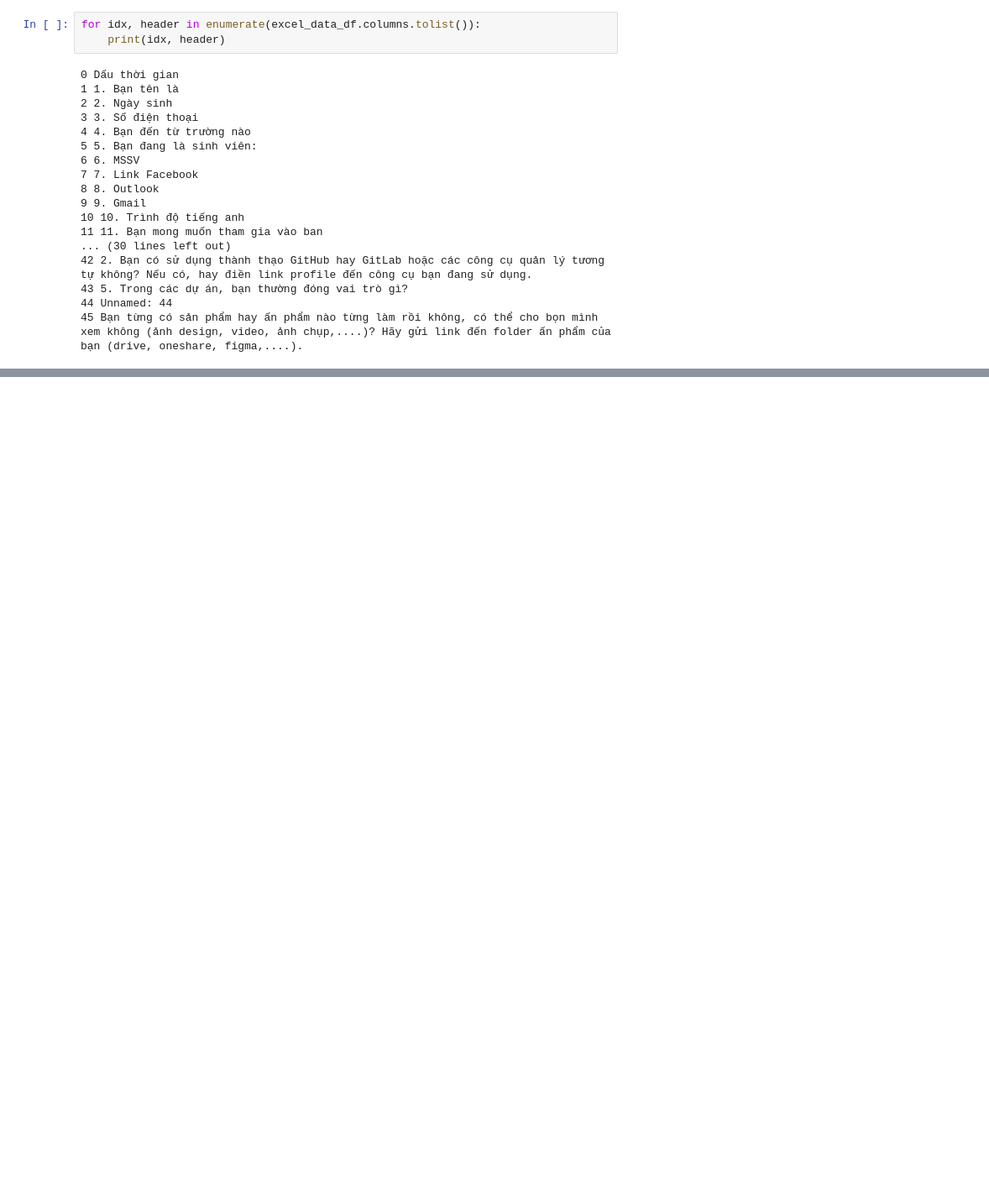
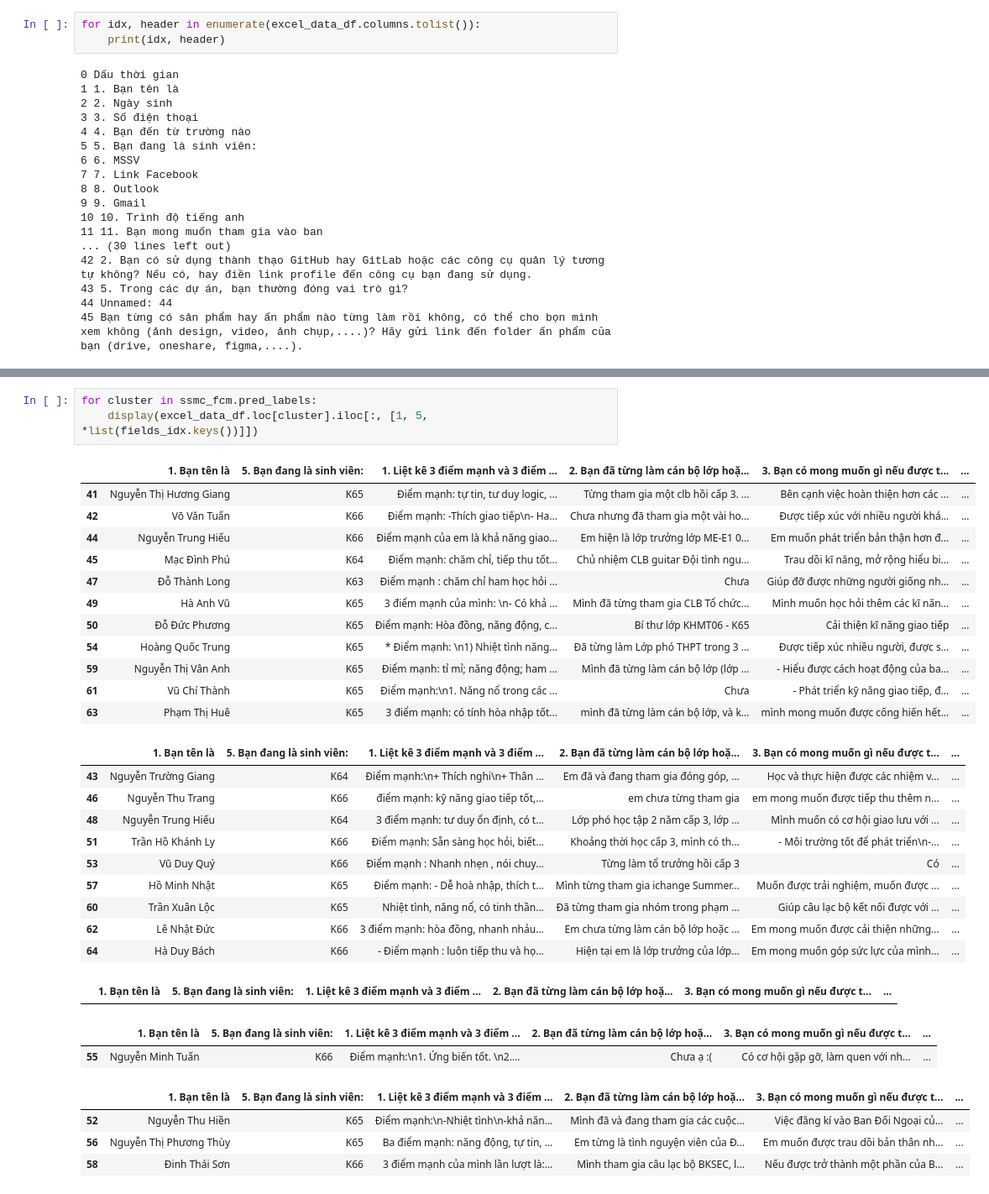
Before and after one commit to hoangtc125/algo-clustering-service, a Jupyter notebook: notebook/text_loading.ipynb, the cells around one changed output, grey strips where cells are left out. Shown: that part at 84% size. Saved outputs shown, nothing was run; the diff lists cells and outputs as text; blank space fills up the shorter version.

```diff
--- a/notebook/text_loading.ipynb
+++ b/notebook/text_loading.ipynb
@@ -133,0 +82,33 @@ excel_data_df.loc[ssmc_fcm.pred_labels[2]].iloc[:, [1, 18, 19, 20, 21]]
+# %%
+for cluster in ssmc_fcm.pred_labels:
+    display(excel_data_df.loc[cluster].iloc[:, [1, 5, *list(fields_idx.keys())]])
+# %% [output]
+|  | 1. Bạn tên là | 5. Bạn đang là sinh viên: | 1. Liệt kê 3 điểm mạnh và 3 điểm ... | 2. Bạn đã từng làm cán bộ lớp hoặ... | 3. Bạn có mong muốn gì nếu được t... | ... |
+| 41 | Nguyễn Thị Hương Giang | K65 | Điểm mạnh: tự tin, tư duy logic, ... | Từng tham gia một clb hồi cấp 3. ... | Bên cạnh việc hoàn thiện hơn các ... | ... |
+| 42 | Võ Văn Tuấn | K66 | Điểm mạnh: -Thích giao tiếp\n- Ha... | Chưa nhưng đã tham gia một vài ho... | Được tiếp xúc với nhiều người khá... | ... |
+| 44 | Nguyễn Trung Hiếu | K66 | Điểm mạnh của em là khả năng giao... | Em hiện là lớp trưởng lớp ME-E1 0... | Em muốn phát triển bản thận hơn đ... | ... |
+| 45 | Mạc Đình Phú | K64 | Điểm mạnh: chăm chỉ, tiếp thu tốt... | Chủ nhiệm CLB guitar Đội tình ngu... | Trau dồi kĩ năng, mở rộng hiểu bi... | ... |
+| 47 | Đỗ Thành Long | K63 | Điểm mạnh : chăm chỉ ham học hỏi ... | Chưa | Giúp đỡ được những người giống nh... | ... |
+| 49 | Hà Anh Vũ | K65 | 3 điểm mạnh của mình: \n- Có khả ... | Mình đã từng tham gia CLB Tổ chức... | Mình muốn học hỏi thêm các kĩ năn... | ... |
+| 50 | Đỗ Đức Phương | K65 | Điểm mạnh: Hòa đồng, năng động, c... | Bí thư lớp KHMT06 - K65 | Cải thiện kĩ năng giao tiếp | ... |
+| 54 | Hoàng Quốc Trung | K65 | * Điểm mạnh: \n1) Nhiệt tình năng... | Đã từng làm Lớp phó THPT trong 3 ... | Được tiếp xúc nhiều người, được s... | ... |
+| 59 | Nguyễn Thị Vân Anh | K65 | Điểm mạnh: tỉ mỉ; năng động; ham ... | Mình đã từng làm cán bộ lớp (lớp ... | - Hiểu được cách hoạt động của ba... | ... |
+| 61 | Vũ Chí Thành | K65 | Điểm mạnh:\n1. Năng nổ trong các ... | Chưa | - Phát triển kỹ năng giao tiếp, đ... | ... |
+| 63 | Phạm Thị Huê | K65 | 3 điểm mạnh: có tính hòa nhập tốt... | mình đã từng làm cán bộ lớp, và k... | mình mong muốn được cống hiến hết... | ... |
+|  | 1. Bạn tên là | 5. Bạn đang là sinh viên: | 1. Liệt kê 3 điểm mạnh và 3 điểm ... | 2. Bạn đã từng làm cán bộ lớp hoặ... | 3. Bạn có mong muốn gì nếu được t... | ... |
+| 43 | Nguyễn Trường Giang | K64 | Điểm mạnh:\n+ Thích nghi\n+ Thân ... | Em đã và đang tham gia đóng góp, ... | Học và thực hiện được các nhiệm v... | ... |
+| 46 | Nguyễn Thu Trang | K66 | điểm mạnh: kỹ năng giao tiếp tốt,... | em chưa từng tham gia | em mong muốn được tiếp thu thêm n... | ... |
+| 48 | Nguyễn Trung Hiếu | K64 | 3 điểm mạnh: tư duy ổn định, có t... | Lớp phó học tập 2 năm cấp 3, lớp ... | Mình muốn có cơ hội giao lưu với ... | ... |
+| 51 | Trần Hồ Khánh Ly | K66 | Điểm mạnh: Sẵn sàng học hỏi, biết... | Khoảng thời học cấp 3, mình có th... | - Môi trường tốt để phát triển\n-... | ... |
+| 53 | Vũ Duy Quý | K66 | Điểm mạnh : Nhanh nhẹn , nói chuy... | Từng làm tổ trưởng hồi cấp 3 | Có | ... |
+| 57 | Hồ Minh Nhật | K65 | Điểm mạnh: - Dễ hoà nhập, thích t... | Mình từng tham gia ichange Summer... | Muốn được trải nghiệm, muốn được ... | ... |
+| 60 | Trần Xuân Lộc | K65 | Nhiệt tình, năng nổ, có tinh thần... | Đã từng tham gia nhóm trong phạm ... | Giúp câu lạc bộ kết nối được với ... | ... |
+| 62 | Lê Nhật Đức | K66 | 3 điểm mạnh: hòa đồng, nhanh nhảu... | Em chưa từng làm cán bộ lớp hoặc ... | Em mong muốn được cải thiện những... | ... |
+| 64 | Hà Duy Bách | K66 | - Điểm mạnh : luôn tiếp thu và họ... | Hiện tại em là lớp trưởng của lớp... | Em mong muốn góp sức lực của mình... | ... |
+|  | 1. Bạn tên là | 5. Bạn đang là sinh viên: | 1. Liệt kê 3 điểm mạnh và 3 điểm ... | 2. Bạn đã từng làm cán bộ lớp hoặ... | 3. Bạn có mong muốn gì nếu được t... | ... |
+|  | 1. Bạn tên là | 5. Bạn đang là sinh viên: | 1. Liệt kê 3 điểm mạnh và 3 điểm ... | 2. Bạn đã từng làm cán bộ lớp hoặ... | 3. Bạn có mong muốn gì nếu được t... | ... |
+| 55 | Nguyễn Minh Tuấn | K66 | Điểm mạnh:\n1. Ứng biến tốt. \n2.... | Chưa ạ :( | Có cơ hội gặp gỡ, làm quen với nh... | ... |
+|  | 1. Bạn tên là | 5. Bạn đang là sinh viên: | 1. Liệt kê 3 điểm mạnh và 3 điểm ... | 2. Bạn đã từng làm cán bộ lớp hoặ... | 3. Bạn có mong muốn gì nếu được t... | ... |
+| 52 | Nguyễn Thu Hiền | K65 | Điểm mạnh:\n-Nhiệt tình\n-khả năn... | Mình đã và đang tham gia các cuộc... | Việc đăng kí vào Ban Đối Ngoại củ... | ... |
+| 56 | Nguyễn Thị Phương Thùy | K65 | Ba điểm mạnh: năng động, tự tin, ... | Em từng là tình nguyện viên của Đ... | Em muốn được trau dồi bản thân nh... | ... |
+| 58 | Đinh Thái Sơn | K66 | 3 điểm mạnh của mình lần lượt là:... | Mình tham gia câu lạc bộ BKSEC, l... | Nếu được trở thành một phần của B... | ... |
```
Also changed, not shown: parts of 14 cells of this notebook, 5 other files.
